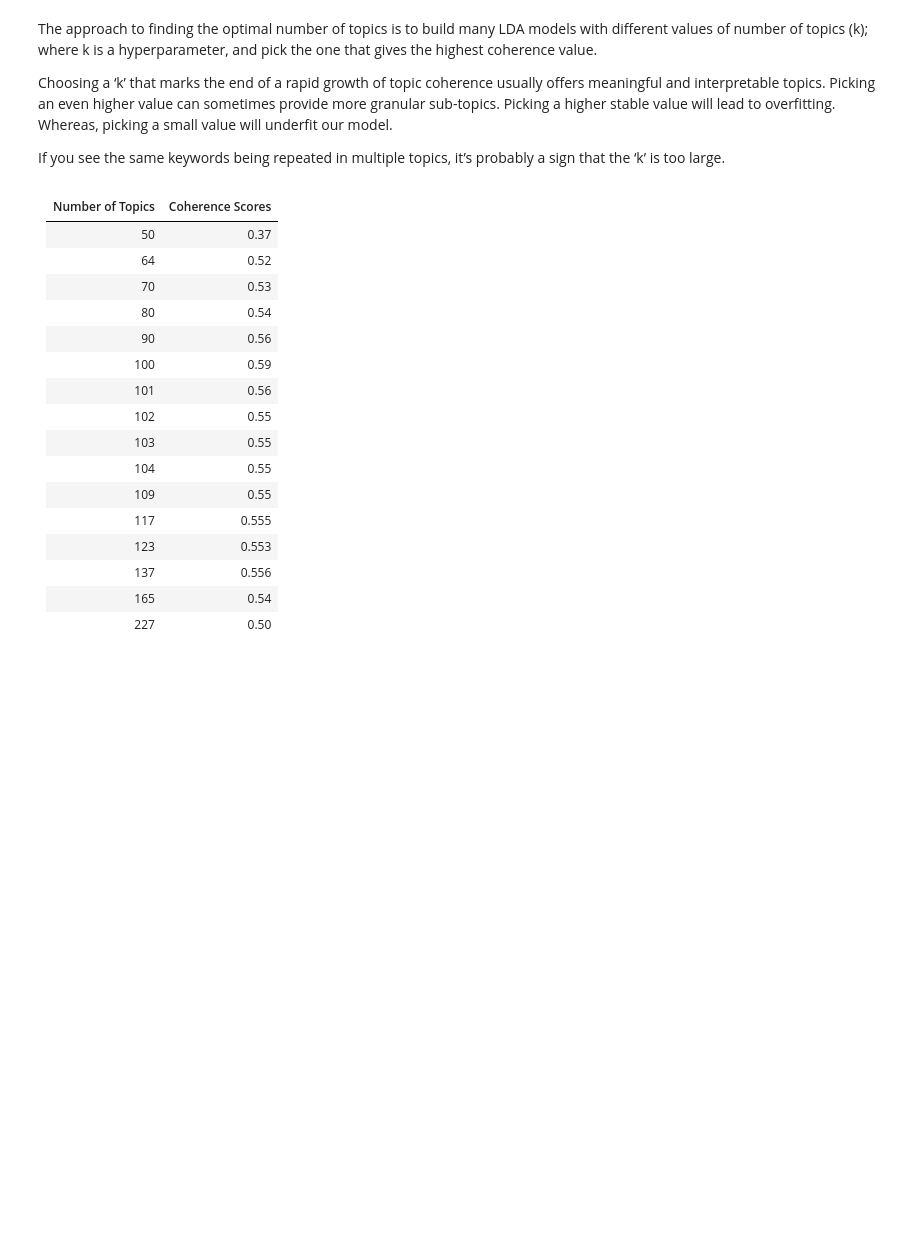
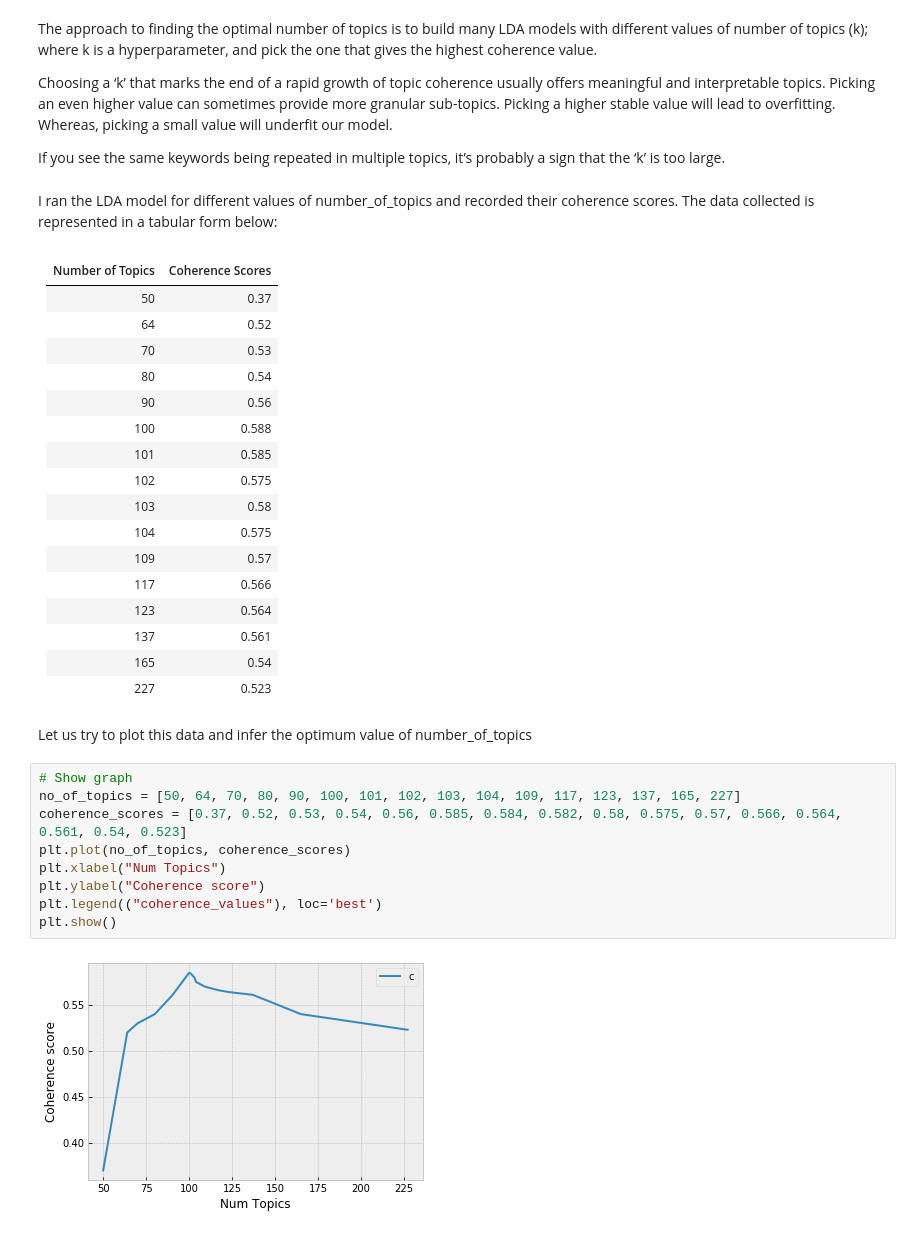
Before and after one commit to tanveertshaikh/LDA-topic-modeling, a Jupyter notebook: src/topic_modeling.ipynb, the cells around one changed output. Drawn from its saved outputs; the diff is of its cells as text; blank space fills up the shorter version.

Commit message:
Added learning curves

```diff
--- a/src/topic_modeling.ipynb
+++ b/src/topic_modeling.ipynb
@@ -545,6 +574,8 @@ The approach to finding the optimal number of topics is to build many LDA models
 Choosing a ‘k’ that marks the end of a rapid growth of topic coherence usually offers meaningful and interpretable topics. Picking an even higher value can sometimes provide more granular sub-topics. Picking a higher stable value will lead to overfitting. Whereas, picking a small value will underfit our model.
 
 If you see the same keywords being repeated in multiple topics, it’s probably a sign that the ‘k’ is too large.
+# %% [markdown]
+I ran the LDA model for different values of number_of_topics and recorded their coherence scores. The data collected is represented in a tabular form below:
 # %% [markdown]
 | Number of Topics | Coherence Scores |
 |:----------------:|:----------------:|
@@ -553,14 +584,27 @@ If you see the same keywords being repeated in multiple topics, it’s probably
 |        70        |       0.53       |
 |        80        |       0.54       |
 |        90        |       0.56       |
-|        100       |       0.59       |
-|        101       |       0.56       |
-|        102       |       0.55       |
-|        103       |       0.55       |
-|        104       |       0.55       |
-|        109       |       0.55       |
-|        117       |       0.555      |
-|        123       |       0.553      |
-|        137       |       0.556      |
+|        100       |       0.588      |
+|        101       |       0.585      |
+|        102       |       0.575      |
+|        103       |       0.58       |
+|        104       |       0.575      |
+|        109       |       0.57       |
+|        117       |       0.566      |
+|        123       |       0.564      |
+|        137       |       0.561      |
 |        165       |       0.54       |
-|        227       |       0.50       |
+|        227       |       0.523      |
+# %% [markdown]
+Let us try to plot this data and infer the optimum value of number_of_topics
+# %%
+# Show graph
+no_of_topics = [50, 64, 70, 80, 90, 100, 101, 102, 103, 104, 109, 117, 123, 137, 165, 227]
+coherence_scores = [0.37, 0.52, 0.53, 0.54, 0.56, 0.585, 0.584, 0.582, 0.58, 0.575, 0.57, 0.566, 0.564, 0.561, 0.54, 0.523]
+plt.plot(no_of_topics, coherence_scores)
+plt.xlabel("Num Topics")
+plt.ylabel("Coherence score")
+plt.legend(("coherence_values"), loc='best')
+plt.show()
+# %% [output]
+[figure, added]
```
Also changed, not shown: parts of 15 cells of this notebook, 4 other files.
